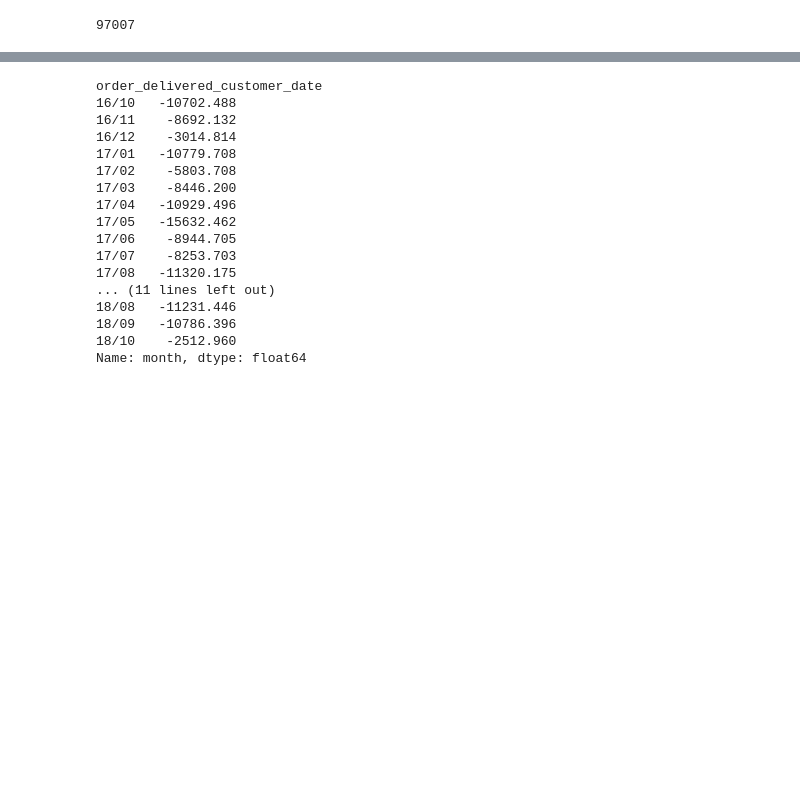
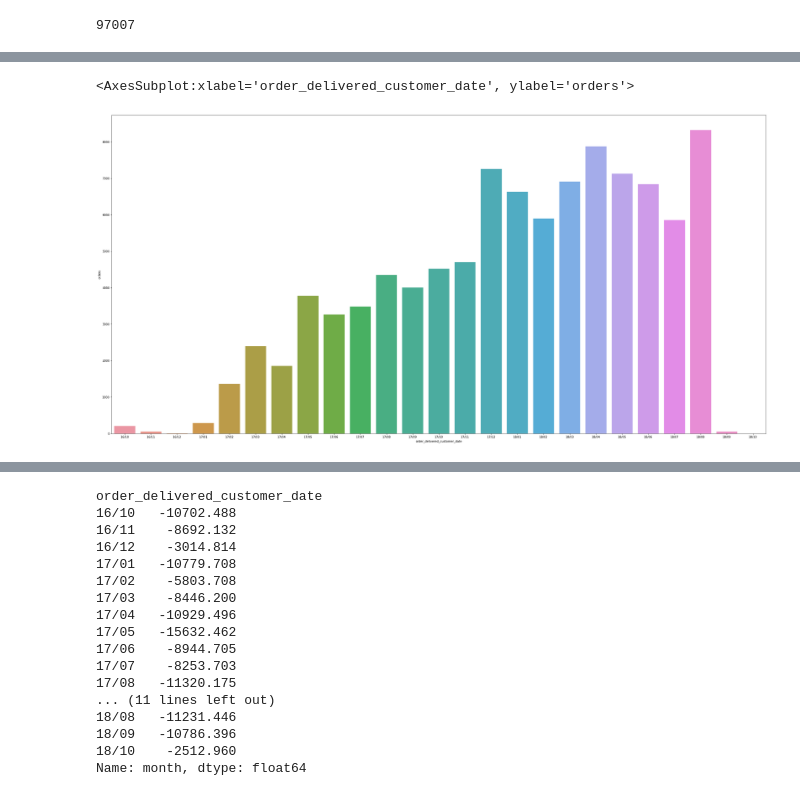
Before and after one commit to Michiel-DK/olist, a Jupyter notebook: Notebook.ipynb, the cells around one changed output, grey strips where cells are left out. Saved outputs shown, nothing was run; the diff lists cells and outputs as text; code cells hidden in the pictures; blank space fills up the shorter version.

```diff
--- a/Notebook.ipynb
+++ b/Notebook.ipynb
@@ -109,0 +95,4 @@ monthly
+# %%
+monthly2['total_rev'] = round(monthly2['order_rev'] + monthly2['seller_rev'],0)
+monthly2['total_cost'] = round(monthly2['review_cost'] + monthly2['it_cost'],0)
+monthly2['result'] = round(monthly2['total_rev'] - monthly2['total_cost'],0)
@@ -109,0 +120,6 @@ monthly
+# %%
+plt.figure(figsize=(40,20))
+sns.barplot(y='orders', x = monthly2.index, data=monthly2)
+# %% [output]
+<AxesSubplot:xlabel='order_delivered_customer_date', ylabel='orders'>
+[figure, added]
```
Also changed, not shown: parts of 23 cells of this notebook, 5 other files.
